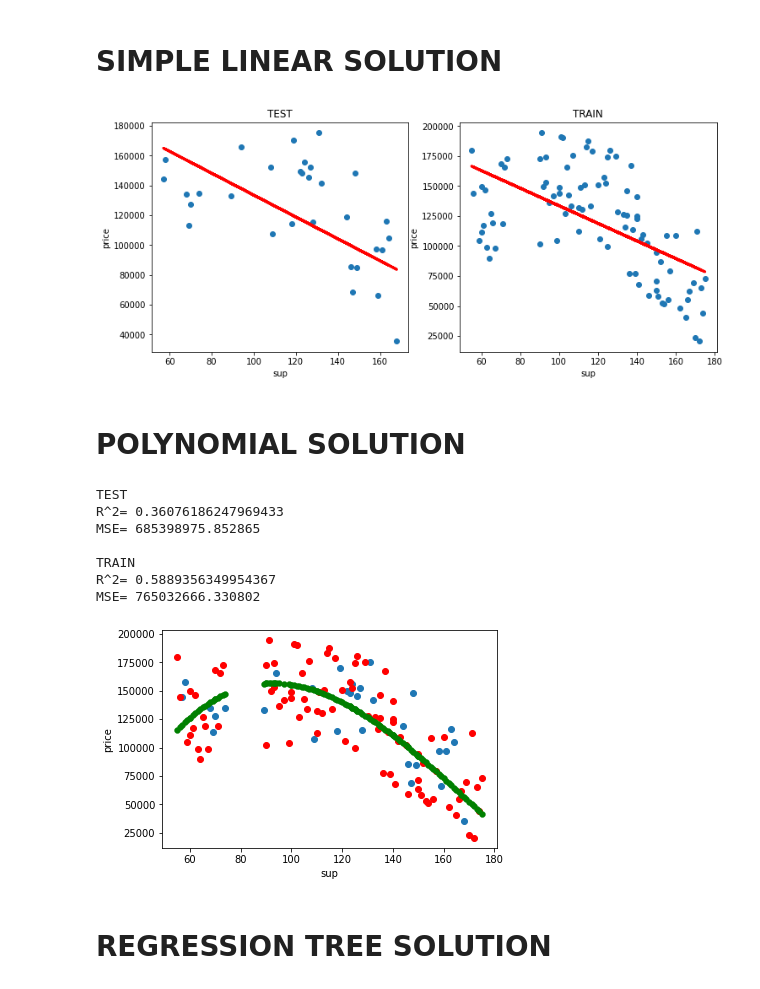
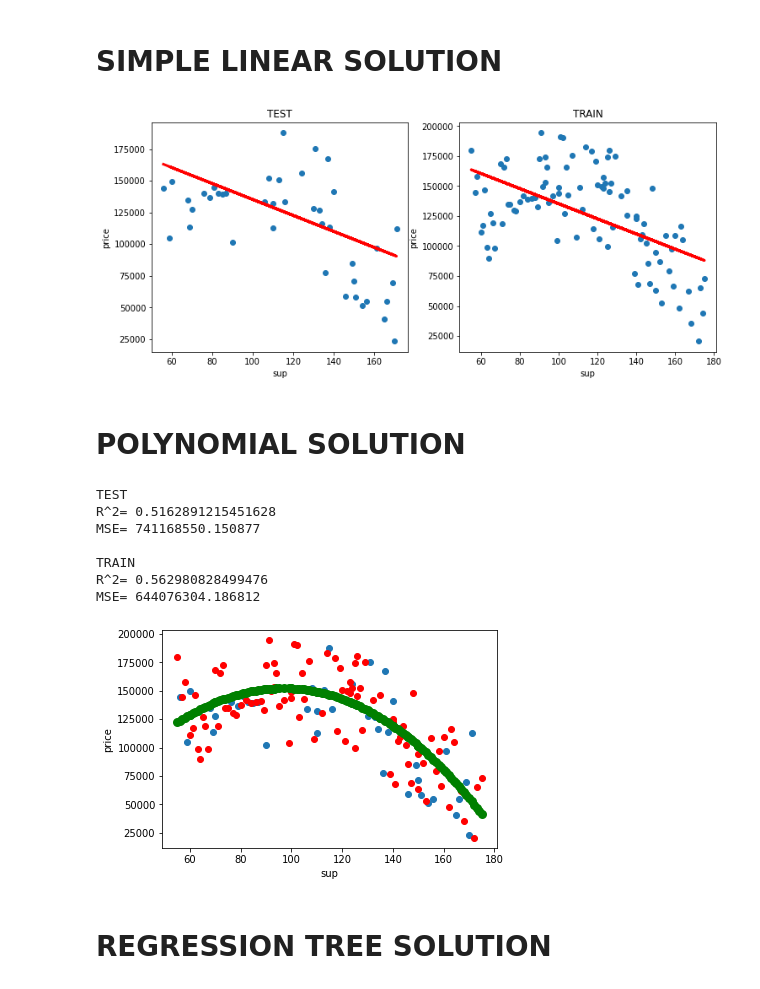
Before and after one commit to MatteoGandetto/Corso_ML_con_Python, a Jupyter notebook: Regressione_NL_Regression_Tree.ipynb, the cells around one changed output. Drawn from its saved outputs; the diff is of its cells as text; code cells hidden in the pictures.

```diff
--- a/Regressione_NL_Regression_Tree.ipynb
+++ b/Regressione_NL_Regression_Tree.ipynb
@@ -71,8 +71,8 @@ from sklearn.metrics import mean_squared_error
 # DATA PRE-PROCESSING
 # %%
 # split dataset in training part and test part
-# if train_size and test_size are not defined,the train_size=0.75 and test_size=0.25
-X_train, X_test, y_train, y_test = train_test_split(np_IN_X,np_IN_y,test_size=0.25)
+# if train_size and test_size are not defined,the train_size=0.7 and test_size=0.3
+X_train, X_test, y_train, y_test = train_test_split(np_IN_X,np_IN_y,test_size=0.3)
 # %% [markdown]
 # SIMPLE LINEAR SOLUTION
 # %%
@@ -107,7 +107,7 @@ axs[1].plot(X_train,y_pred_train,c='red',linewidth=3)
 
 fig.show()
 # %% [output]
-[figure, old version]
+[figure, new version]
 # %% [markdown]
 # POLYNOMIAL SOLUTION
 # %%
@@ -126,39 +126,39 @@ pol_reg = LinearRegression()
 pol_reg.fit(X_poly_train, y_train)
 
 #y_pred_xxx is a prediction of X_poly_xxx
 y_pred_test=pol_reg.predict(X_poly_test)
 y_pred_train=pol_reg.predict(X_poly_train)
 y_pred_all=pol_reg.predict(X_poly_all)
 
 #evaluate the model by using R=1-RSE and MSE
 R2=pol_reg.score(X_poly_test,y_test)
 MSE = mean_squared_error( y_test,y_pred_test)
 R2_train=pol_reg.score(X_poly_train,y_train)
 MSE_train = mean_squared_error(y_train,y_pred_train)
 print ('TEST\nR^2=',R2,'\nMSE= %f \n' % MSE)
 print ('TRAIN\nR^2=',R2_train,'\nMSE= %f \n' % MSE_train)
 
 
 #plot the solution
 fig, axs = plt.subplots(1,1)
 
 axs.set_xlabel('sup')
 axs.set_ylabel('price')
 axs.scatter(X_test,y_test)
 axs.scatter(X_train,y_train,color='red')
-axs.scatter(X_all,y_pred_all,c='green',linewidth=0.3)
+axs.scatter(X_all,y_pred_all,c='green',linewidth=3)
 fig.show()
 
 fig.show()
 # %% [output]
 TEST
-R^2= 0.36076186247969433
-MSE= 685398975.852865
+R^2= 0.5162891215451628
+MSE= 741168550.150877
 
 TRAIN
-R^2= 0.5889356349954367
-MSE= 765032666.330802
+R^2= 0.562980828499476
+MSE= 644076304.186812
-[figure, old version]
+[figure, new version]
 # %% [markdown]
 # REGRESSION TREE SOLUTION
 # %%
```
Also changed, not shown: parts of 2 cells of this notebook.
